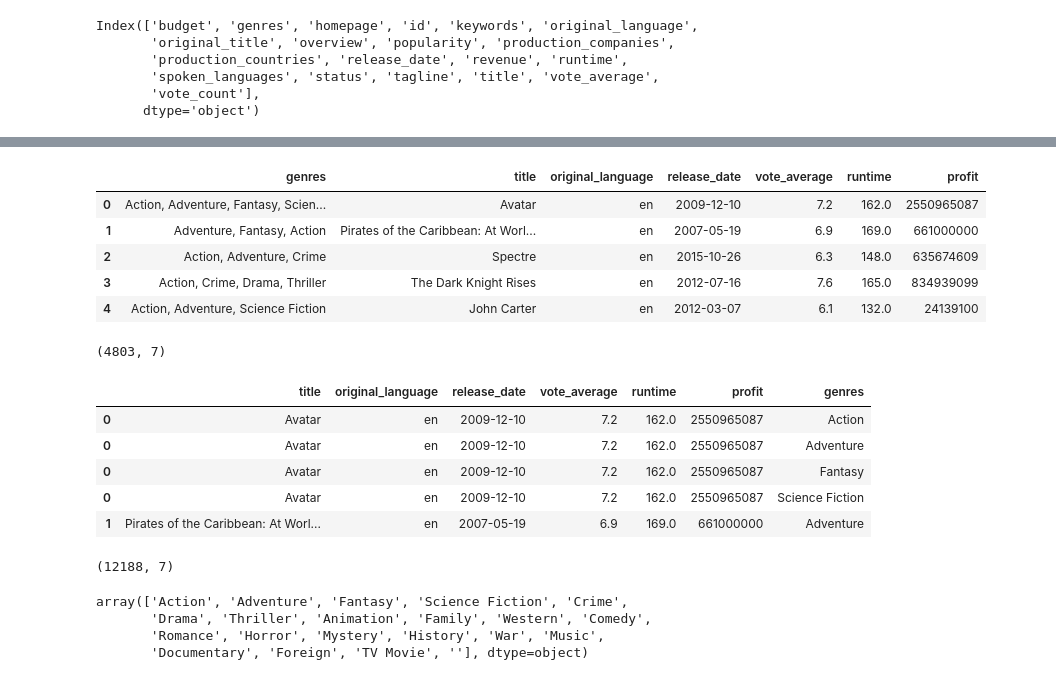
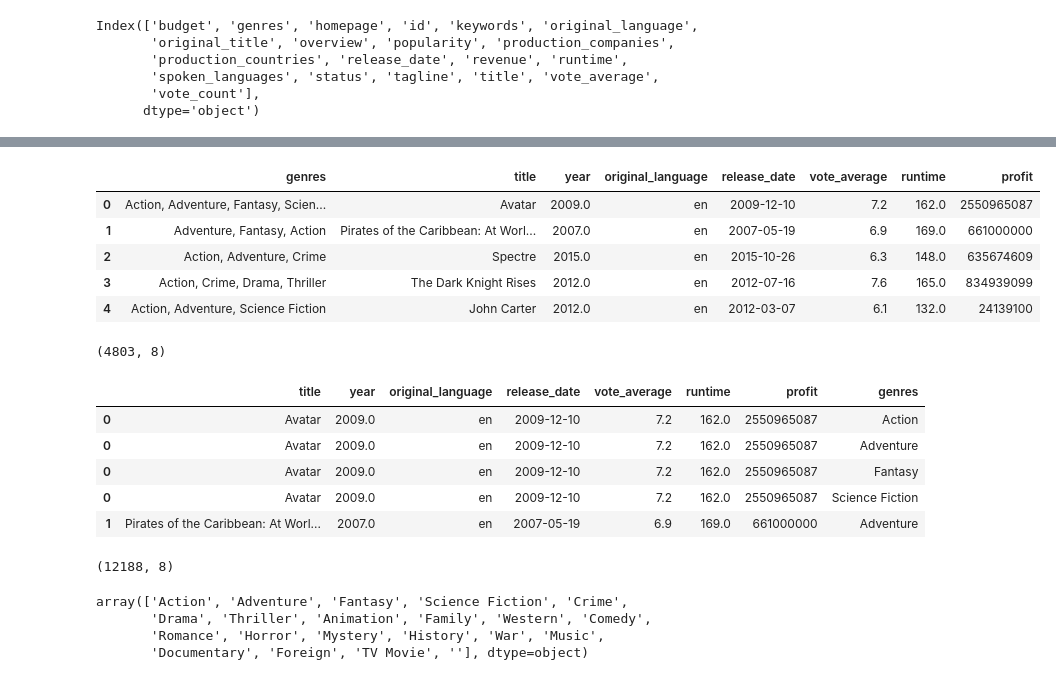
Before and after one commit to mav10/DataAnalysis, a Jupyter notebook: Movie_Dataset.ipynb, the cells around one changed output, grey strips where cells are left out. Saved outputs shown, nothing was run; the diff lists cells and outputs as text; code cells hidden in the pictures.

```diff
--- a/Movie_Dataset.ipynb
+++ b/Movie_Dataset.ipynb
@@ -50,18 +49,24 @@ movieData['profit'] = movieData['revenue'] - movieData['budget']
+# %%
+# Add calculated fields
+movieData['profit'] = movieData['revenue'] - movieData['budget']
+movieData['year'] = pd.DatetimeIndex(movieData['release_date']).year
 # %%
-dt = movieData[['genres','title','original_language','release_date','vote_average','runtime','profit']]
+# Choose field for analyze
+dt = movieData[['genres','title', 'year', 'original_language','release_date','vote_average','runtime','profit']]
 dt.head()
 # %% [output]
-|  | genres | title | original_language | release_date | vote_average | runtime | profit |
-| 0 | Action, Adventure, Fantasy, Scien... | Avatar | en | 2009-12-10 | 7.2 | 162.0 | 2550965087 |
-| 1 | Adventure, Fantasy, Action | Pirates of the Caribbean: At Worl... | en | 2007-05-19 | 6.9 | 169.0 | 661000000 |
-| 2 | Action, Adventure, Crime | Spectre | en | 2015-10-26 | 6.3 | 148.0 | 635674609 |
-| 3 | Action, Crime, Drama, Thriller | The Dark Knight Rises | en | 2012-07-16 | 7.6 | 165.0 | 834939099 |
-| 4 | Action, Adventure, Science Fiction | John Carter | en | 2012-03-07 | 6.1 | 132.0 | 24139100 |
+|  | genres | title | year | original_language | release_date | vote_average | runtime | profit |
+| 0 | Action, Adventure, Fantasy, Scien... | Avatar | 2009.0 | en | 2009-12-10 | 7.2 | 162.0 | 2550965087 |
+| 1 | Adventure, Fantasy, Action | Pirates of the Caribbean: At Worl... | 2007.0 | en | 2007-05-19 | 6.9 | 169.0 | 661000000 |
+| 2 | Action, Adventure, Crime | Spectre | 2015.0 | en | 2015-10-26 | 6.3 | 148.0 | 635674609 |
+| 3 | Action, Crime, Drama, Thriller | The Dark Knight Rises | 2012.0 | en | 2012-07-16 | 7.6 | 165.0 | 834939099 |
+| 4 | Action, Adventure, Science Fiction | John Carter | 2012.0 | en | 2012-03-07 | 6.1 | 132.0 | 24139100 |
 # %%
 dt.shape
 # %% [output]
-(4803, 7)
+(4803, 8)
 # %%
+#Split genres for each film
 s = dt['genres'].str.split(', ').apply(pd.Series, 1).stack()
 s.index = s.index.droplevel(-1)
 s.name = 'genres'
@@ -71,16 +76,16 @@ df = dt.join(s)
 
 df.head()
 # %% [output]
-|  | title | original_language | release_date | vote_average | runtime | profit | genres |
-| 0 | Avatar | en | 2009-12-10 | 7.2 | 162.0 | 2550965087 | Action |
-| 0 | Avatar | en | 2009-12-10 | 7.2 | 162.0 | 2550965087 | Adventure |
-| 0 | Avatar | en | 2009-12-10 | 7.2 | 162.0 | 2550965087 | Fantasy |
-| 0 | Avatar | en | 2009-12-10 | 7.2 | 162.0 | 2550965087 | Science Fiction |
-| 1 | Pirates of the Caribbean: At Worl... | en | 2007-05-19 | 6.9 | 169.0 | 661000000 | Adventure |
+|  | title | year | original_language | release_date | vote_average | runtime | profit | genres |
+| 0 | Avatar | 2009.0 | en | 2009-12-10 | 7.2 | 162.0 | 2550965087 | Action |
+| 0 | Avatar | 2009.0 | en | 2009-12-10 | 7.2 | 162.0 | 2550965087 | Adventure |
+| 0 | Avatar | 2009.0 | en | 2009-12-10 | 7.2 | 162.0 | 2550965087 | Fantasy |
+| 0 | Avatar | 2009.0 | en | 2009-12-10 | 7.2 | 162.0 | 2550965087 | Science Fiction |
+| 1 | Pirates of the Caribbean: At Worl... | 2007.0 | en | 2007-05-19 | 6.9 | 169.0 | 661000000 | Adventure |
 # %%
 df.shape
 # %% [output]
-(12188, 7)
+(12188, 8)
 # %%
 df['genres'].unique()
 # %% [output]
```
Also changed, not shown: parts of 12 cells of this notebook.
